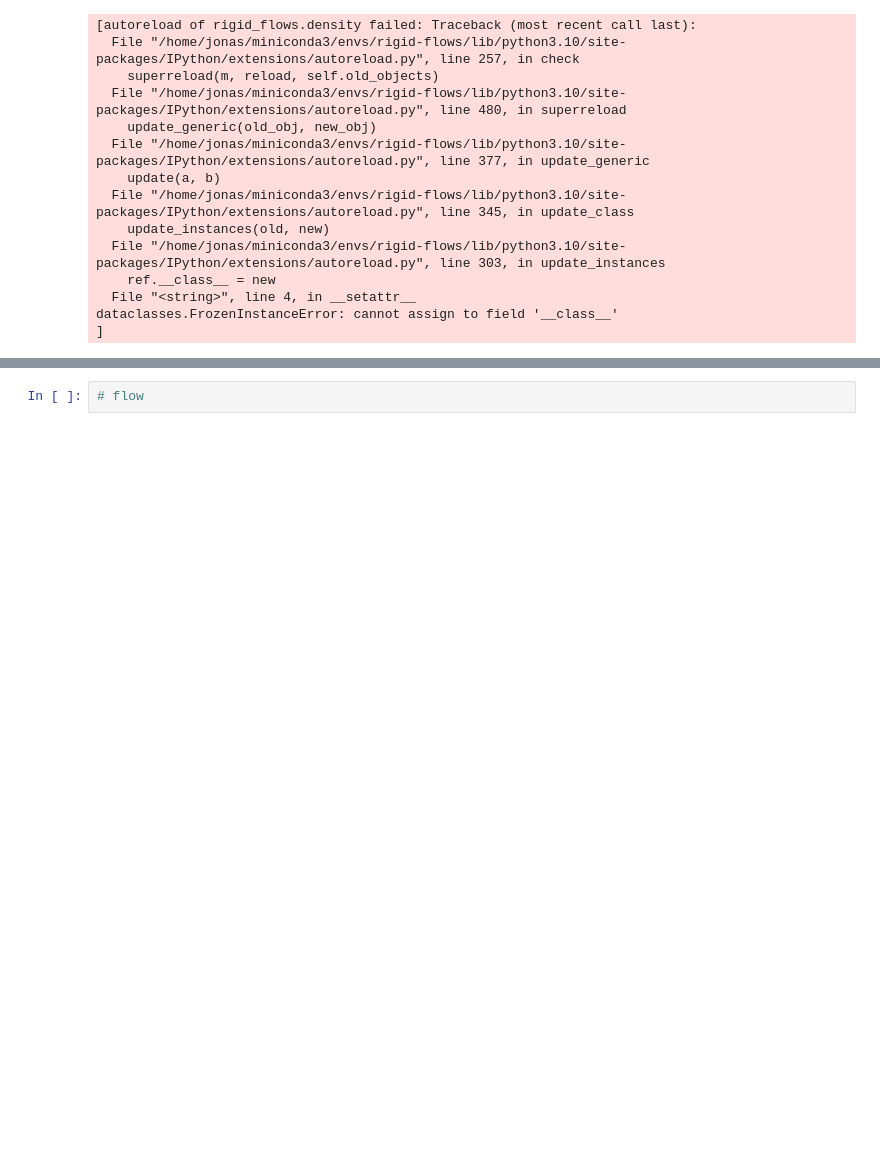
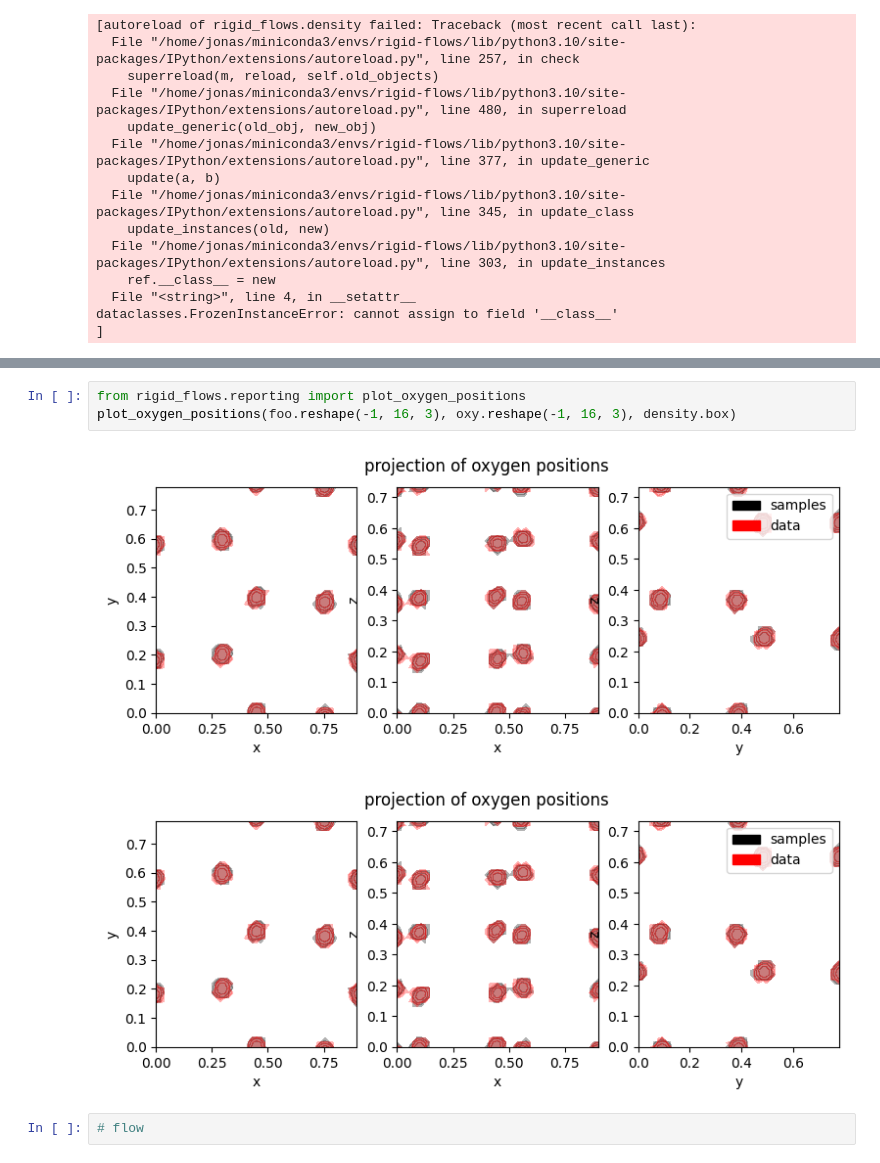
Before and after one commit to noegroup/rigid-flows, a Jupyter notebook: model_working.ipynb, the cells around one changed output, grey strips where cells are left out. Cells and saved outputs as stored; diff of their text form; blank space fills up the shorter version.

```diff
--- a/model_working.ipynb
+++ b/model_working.ipynb
@@ -95,3 +110,9 @@ plt.scatter(*np.array(foo[:, (1, 2)]).T)
+# %%
+from rigid_flows.reporting import plot_oxygen_positions
+plot_oxygen_positions(foo.reshape(-1, 16, 3), oxy.reshape(-1, 16, 3), density.box)
+# %% [output]
+[figure, added]
+[figure, added]
 # %%
 # flow
 # %%
```
Also changed, not shown: parts of 4 cells of this notebook, 6 other files.
